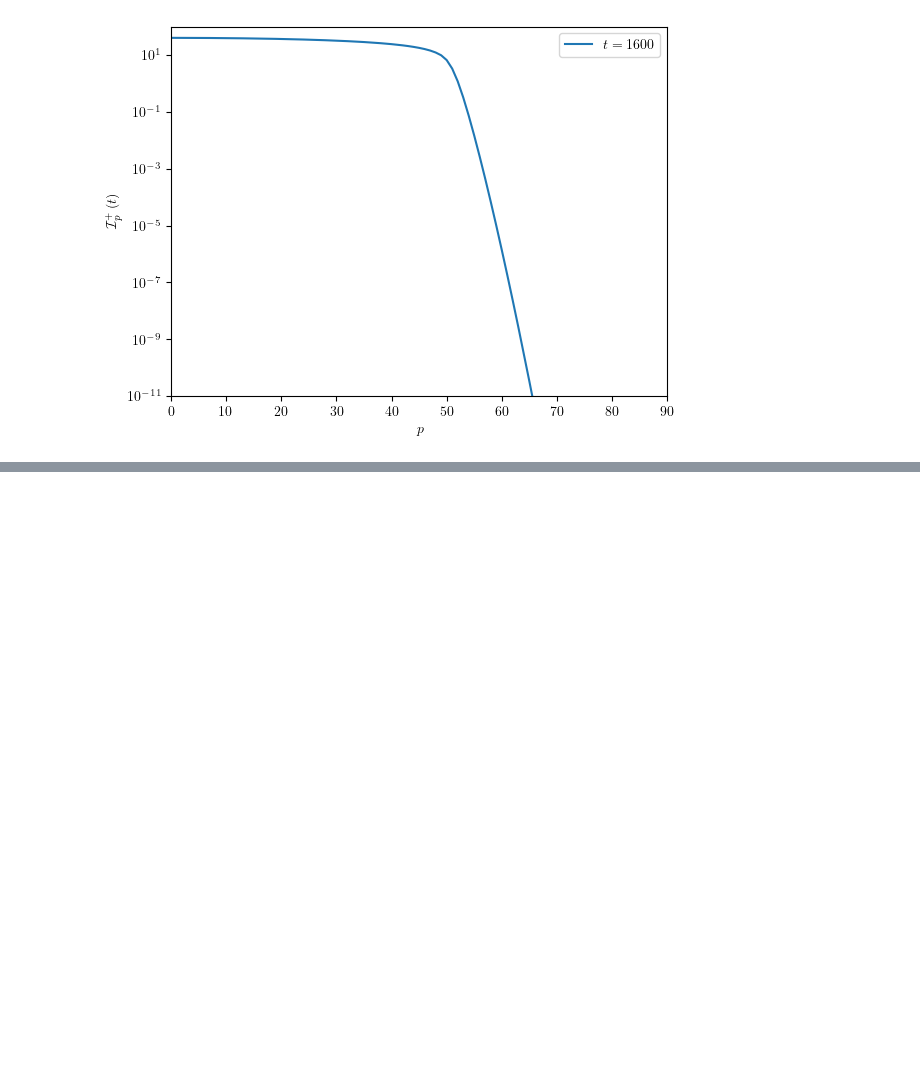
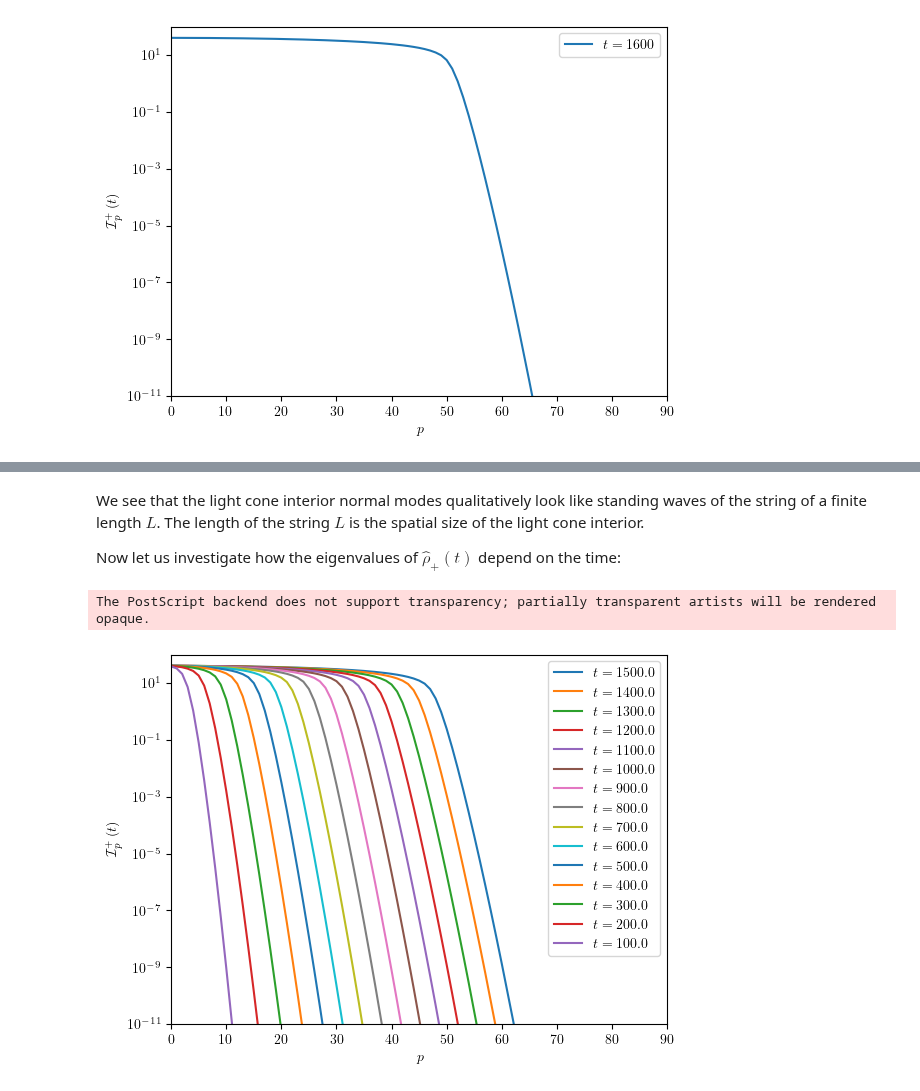
Before and after one commit to evgenii-poliakoff/lightcones, a Jupyter notebook: tutorials/light_cone_interior_normal_modes.ipynb, the cells around one changed output, grey strips where cells are left out. Drawn from its saved outputs; the diff is of its cells as text; code cells hidden in the pictures; blank space fills up the shorter version.

```diff
--- a/tutorials/light_cone_interior_normal_modes.ipynb
+++ b/tutorials/light_cone_interior_normal_modes.ipynb
@@ -100,0 +118,29 @@ The PostScript backend does not support transparency; partially transparent arti
+# %% [markdown]
+We see that the light cone interior normal modes qualitatively look like standing waves of the string of a finite length $L$. The length of the string $L$ is the spatial size of the light cone interior.
+
+Now let us investigate how the eigenvalues of $\widehat{\rho}_{+}\left(t\right)$ depend on the time:
+# %%
+plt.rcParams['text.usetex'] = True
+
+rho_lc_ = np.copy(rho_lc)
+
+for i in range(nt-1, 0, -1):
+    phi = la.as_column_vector(phi_lc[:, i])
+    rho_lc_ -= la.dyad(phi, phi) * dt
+
+    if i % 10000 == 0:
+        la.make_hermitean(rho_lc_)
+        pi, U_rel = la.find_largest_eigs(rho_lc_)
+        plt.plot(np.array(range(len(pi))), pi, label="$t=" + str(t[i]) + "$")
+        plt.ylim(10**(-11), 100)
+        plt.xlim(0,90)
+        plt.yscale('log')
+
+plt.xlabel(r"$p$")
+plt.ylabel(r"$\mathcal{I}_{p}^{+}\left(t\right)$")
+
+plt.legend()
+plt.savefig('m_vs_time.eps', format='eps')
+# %% [output]
+The PostScript backend does not support transparency; partially transparent artists will be rendered opaque.
+[figure, added]
```
Also changed, not shown: parts of 4 cells of this notebook.
